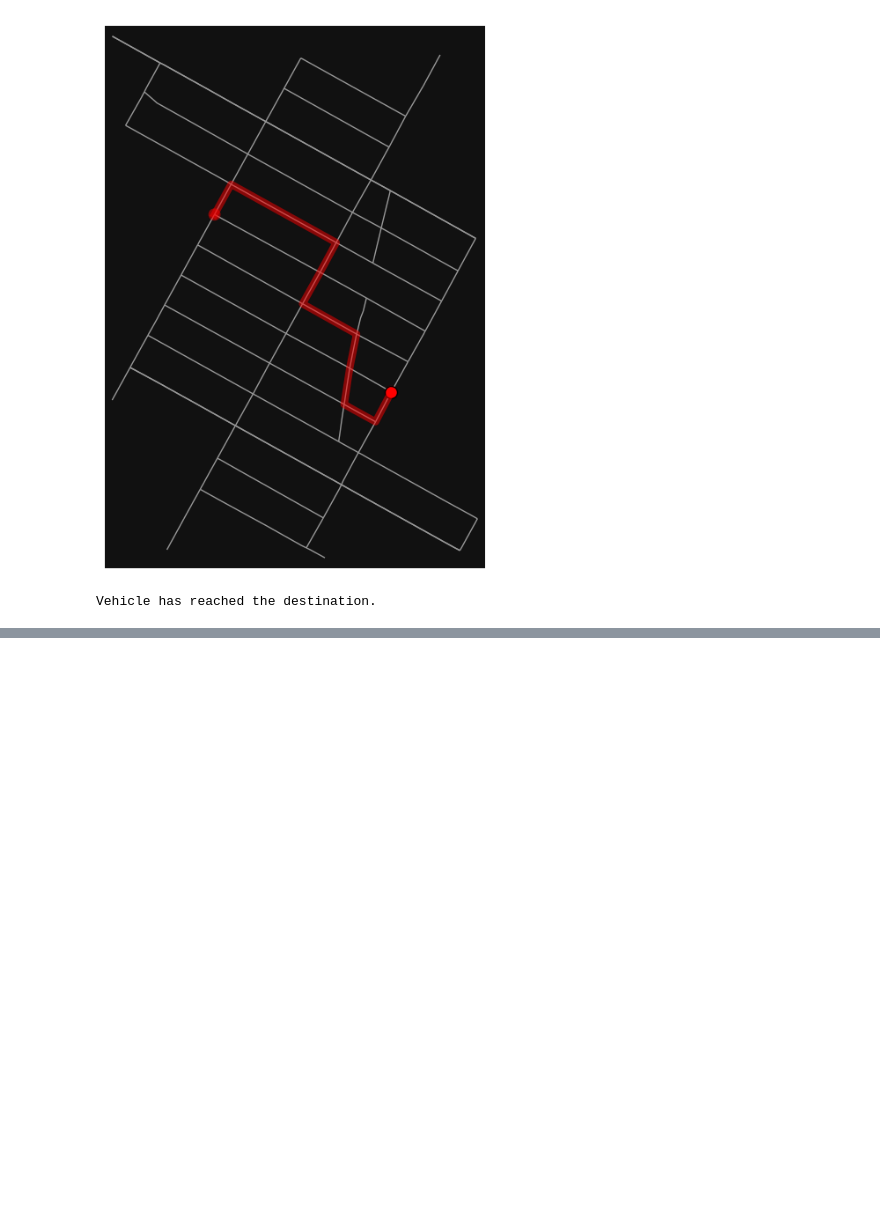
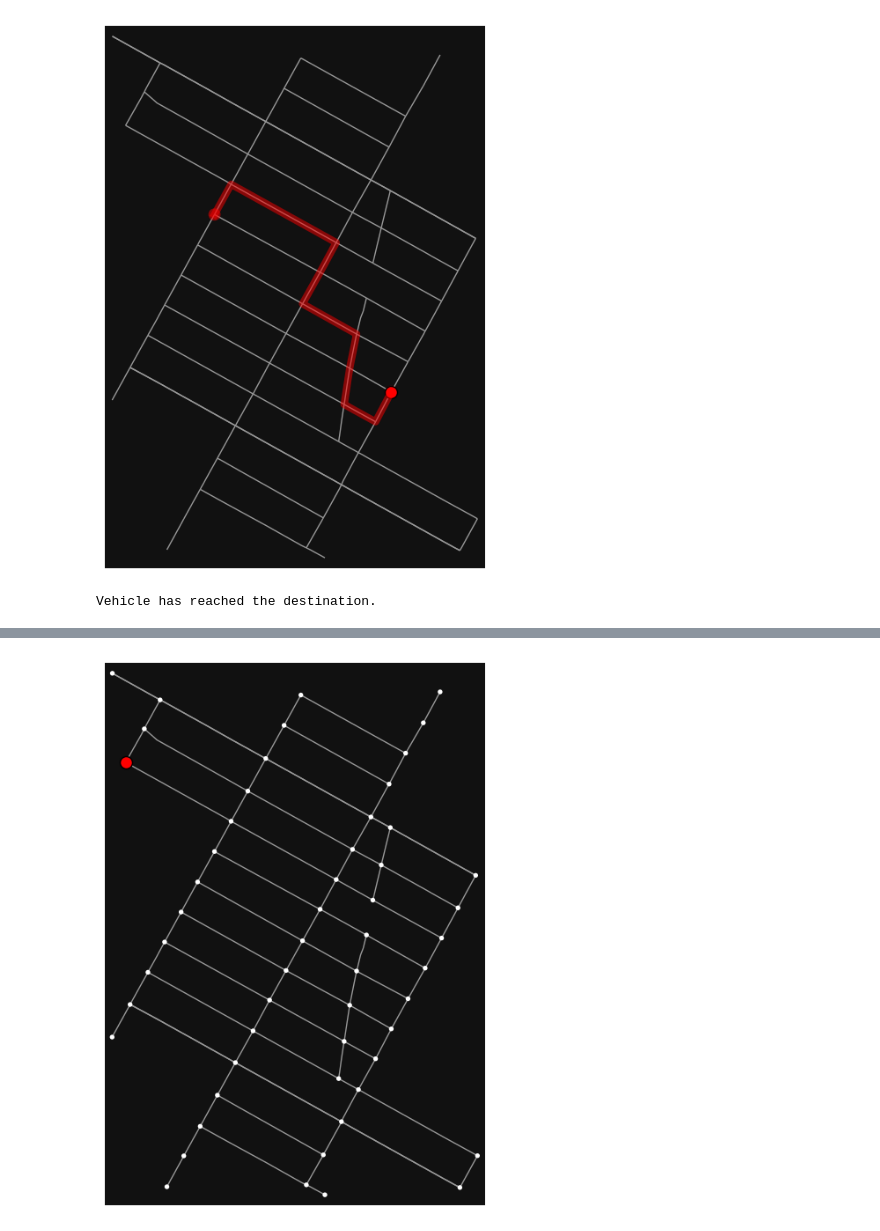
Before and after one commit to projectmesa/mesa-examples, a Jupyter notebook: gis/ Urban Traffic Simulation with GIS Data/ Urban Traffic Simulation with GIS Data.ipynb, the cells around one changed output, grey strips where cells are left out. Cells and saved outputs as stored; diff of their text form; code cells hidden in the pictures; blank space fills up the shorter version.

```diff
--- a/gis/ Urban Traffic Simulation with GIS Data/ Urban Traffic Simulation with GIS Data.ipynb
+++ b/gis/ Urban Traffic Simulation with GIS Data/ Urban Traffic Simulation with GIS Data.ipynb
@@ -203,32 +180,26 @@ east = -73.984
 west = -73.994
 
 # Create a graph from the bounding box
-G = ox.graph_from_bbox(north, south, east, west, network_type="drive")
+G = ox.graph_from_bbox(north, south, east, west, network_type='drive')
 
 # Get the nodes closest to the start and end points
 start_point = (40.755, -73.990)  # Example start point
-end_point = (40.751, -73.985)  # Example end point
+end_point = (40.751, -73.985)    # Example end point
 start_node = ox.distance.nearest_nodes(G, X=start_point[1], Y=start_point[0])
 end_node = ox.distance.nearest_nodes(G, X=end_point[1], Y=end_point[0])
 
 # Calculate the shortest path
-route = nx.shortest_path(G, source=start_node, target=end_node, weight="length")
-
+route = nx.shortest_path(G, source=start_node, target=end_node, weight='length')
 
 # Function to plot the graph and the vehicle's position
 def plot_vehicle(G, route, vehicle_position):
-    fig, ax = ox.plot_graph_route(
-        G, route, route_linewidth=6, node_size=0, show=False, close=False
-    )
-    ax.scatter(
-        vehicle_position[1], vehicle_position[0], c="red", s=100, edgecolors="black"
-    )
+    fig, ax = ox.plot_graph_route(G, route, route_linewidth=6, node_size=0, show=False, close=False)
+    ax.scatter(vehicle_position[1], vehicle_position[0], c='red', s=100, edgecolors='black')
     plt.show()
-
 
 # Simulate the vehicle's movement along the route
 for node in route:
-    vehicle_position = (G.nodes[node]["y"], G.nodes[node]["x"])
+    vehicle_position = (G.nodes[node]['y'], G.nodes[node]['x'])
     plot_vehicle(G, route, vehicle_position)
     time.sleep(1)  # Delay to simulate movement
 
@@ -344,0 +296,73 @@ Both vehicles have reached their destinations.
+# %%
+import osmnx as ox
+import networkx as nx
+import matplotlib.pyplot as plt
+from matplotlib.animation import FuncAnimation
+import random
+
+# Bounding box coordinates for a critical urban area (e.g., Times Square, NYC)
+north, south, east, west = 40.759, 40.748, -73.984, -73.994
+
+# Create a graph from the bounding box using the bbox parameter
+bbox = (north, south, east, west)
+G = ox.graph_from_bbox(*bbox, network_type='drive')
+
+# Define critical points (e.g., intersections) prone to congestion
+critical_points = [
+    (40.755, -73.990),  # Example critical point 1
+    (40.752, -73.987),  # Example critical point 2
+]
+
+# Function to simulate congestion at critical points
+def simulate_congestion(G, critical_points):
+    for point in critical_points:
+        node = ox.distance.nearest_nodes(G, X=point[1], Y=point[0])
+        if node in G.nodes:
+            # Increase the weight (travel time) of edges connected to the critical node
+            for u, v, key, data in G.edges(node, keys=True, data=True):
+                data['length'] *= 5  # Simulating congestion by increasing travel time
+
+simulate_congestion(G, critical_points)
+
+# Define number of vehicles
+num_vehicles = 5
+
+# Generate random start and end points for each vehicle
+vehicles = []
+for _ in range(num_vehicles):
+    start_point = (random.uniform(south, north), random.uniform(west, east))
+    end_point = (random.uniform(south, north), random.uniform(west, east))
+    start_node = ox.distance.nearest_nodes(G, X=start_point[1], Y=start_point[0])
+    end_node = ox.distance.nearest_nodes(G, X=end_point[1], Y=end_point[0])
+    try:
+        route = nx.shortest_path(G, source=start_node, target=end_node, weight='length')
+        vehicles.append(route)
+    except nx.NetworkXNoPath:
+        pass  # If no path is found, skip this pair
+
+# Plot the initial graph and route
+fig, ax = ox.plot_graph(G, show=False, close=False)
+
+# Function to update the plot for the animation
+def update(num, vehicles, G, ax):
+    ax.clear()
+    ox.plot_graph(G, ax=ax, show=False, close=False)
+    for route in vehicles:
+        if num < len(route):
+            node = route[num]
+            vehicle_position = (G.nodes[node]['y'], G.nodes[node]['x'])
+            ax.scatter(vehicle_position[1], vehicle_position[0], c='red', s=100, edgecolors='black')
+    return ax
+
+# Create animation to show traffic flow
+max_route_length = max(len(route) for route in vehicles)
+ani = FuncAnimation(fig, update, frames=max_route_length, fargs=(vehicles, G, ax), repeat=False)
+
+# Save the animation as a GIF file
+ani.save('traffic_congestion.gif', writer='pillow')
+
+plt.show()
+
+print("Simulation complete.")
+# %% [output]
+[figure, added]
```
Also changed, not shown: parts of 27 cells of this notebook, 6 other files.
